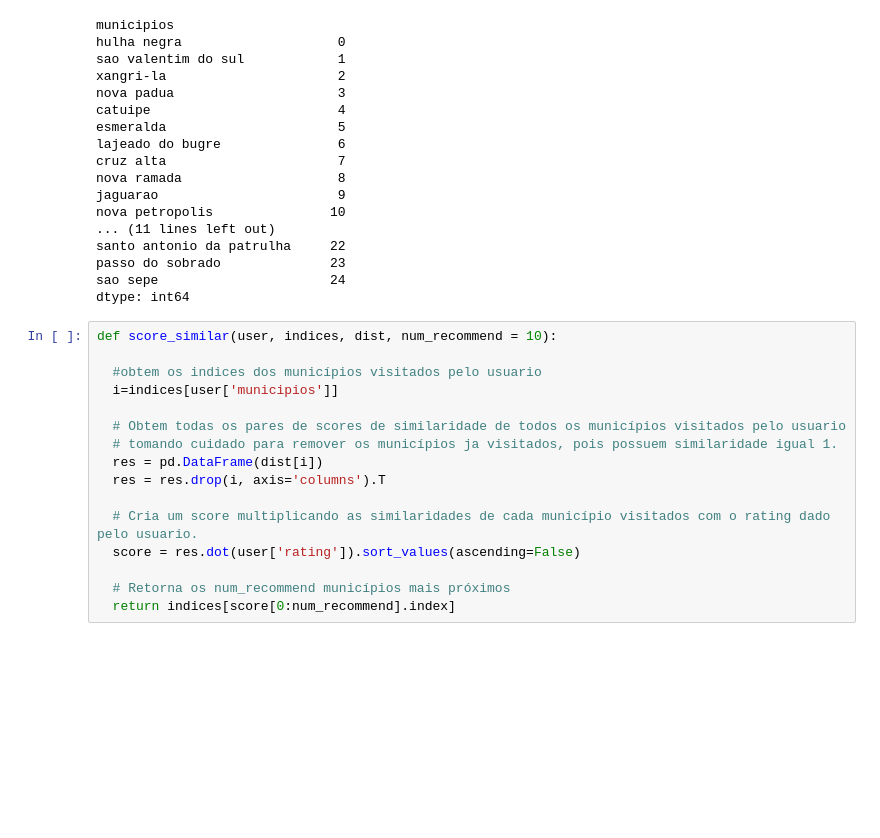
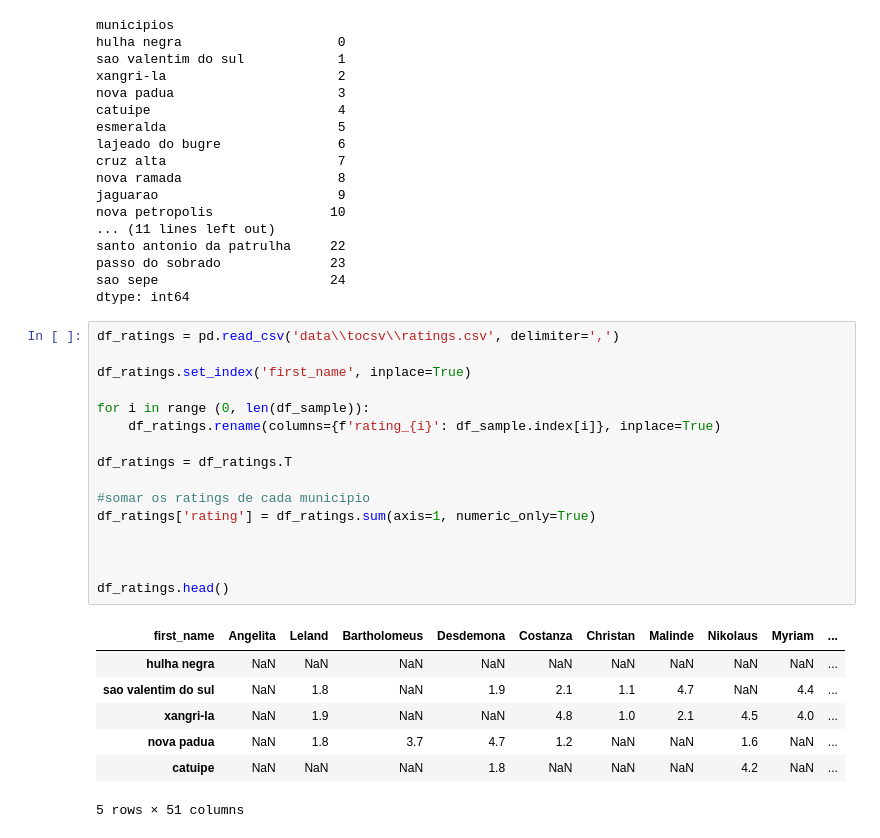
Before and after one commit to FlorensaDimer/TF_sistemas_recomendacao, a Jupyter notebook: app_kmeans.ipynb, the cells around one changed output. Cells and saved outputs as stored; diff of their text form; blank space fills up the shorter version.

```diff
--- a/app_kmeans.ipynb
+++ b/app_kmeans.ipynb
@@ -564,19 +564,27 @@ santo antonio da patrulha     22
 passo do sobrado              23
 sao sepe                      24
 dtype: int64
-# %%
-def score_similar(user, indices, dist, num_recommend = 10):
-
-  #obtem os indices dos municípios visitados pelo usuario
-  i=indices[user['municipios']]
-
-  # Obtem todas os pares de scores de similaridade de todos os municípios visitados pelo usuario
-  # tomando cuidado para remover os municípios ja visitados, pois possuem similaridade igual 1.
-  res = pd.DataFrame(dist[i])
-  res = res.drop(i, axis='columns').T
-
-  # Cria um score multiplicando as similaridades de cada município visitados com o rating dado pelo usuario.
-  score = res.dot(user['rating']).sort_values(ascending=False)
-
-  # Retorna os num_recommend municípios mais próximos
-  return indices[score[0:num_recommend].index]
+# %%
+df_ratings = pd.read_csv('data\\tocsv\\ratings.csv', delimiter=',')
+
+df_ratings.set_index('first_name', inplace=True)
+
+for i in range (0, len(df_sample)):
+    df_ratings.rename(columns={f'rating_{i}': df_sample.index[i]}, inplace=True)
+
+df_ratings = df_ratings.T
+
+#somar os ratings de cada municipio
+df_ratings['rating'] = df_ratings.sum(axis=1, numeric_only=True)
+
+
+
+df_ratings.head()
+# %% [output]
+| first_name | Angelita | Leland | Bartholomeus | Desdemona | Costanza | Christan | Malinde | Nikolaus | Myriam | ... |
+| hulha negra | NaN | NaN | NaN | NaN | NaN | NaN | NaN | NaN | NaN | ... |
+| sao valentim do sul | NaN | 1.8 | NaN | 1.9 | 2.1 | 1.1 | 4.7 | NaN | 4.4 | ... |
+| xangri-la | NaN | 1.9 | NaN | NaN | 4.8 | 1.0 | 2.1 | 4.5 | 4.0 | ... |
+| nova padua | NaN | 1.8 | 3.7 | 4.7 | 1.2 | NaN | NaN | 1.6 | NaN | ... |
+| catuipe | NaN | NaN | NaN | 1.8 | NaN | NaN | NaN | 4.2 | NaN | ... |
+5 rows × 51 columns
```
Also changed, not shown: parts of 4 cells of this notebook, 1 other file.
